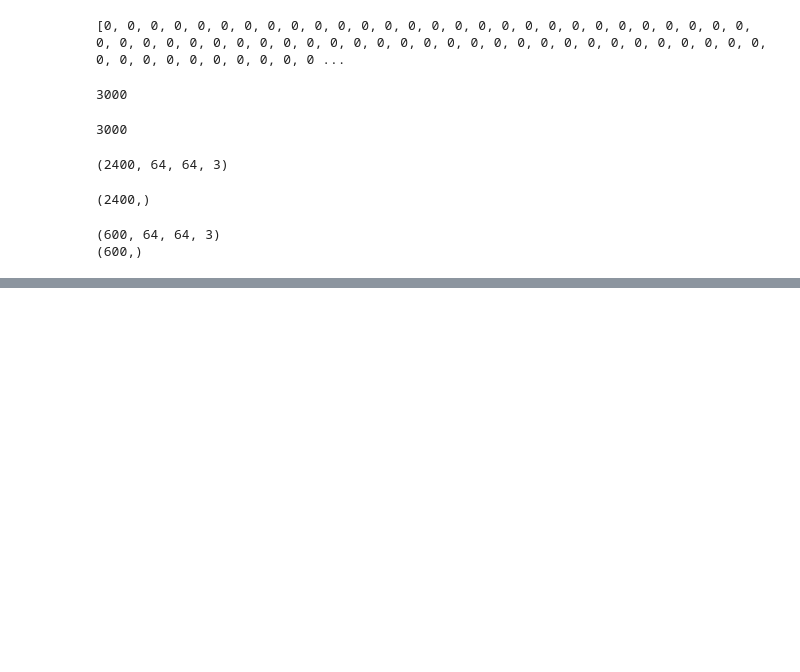
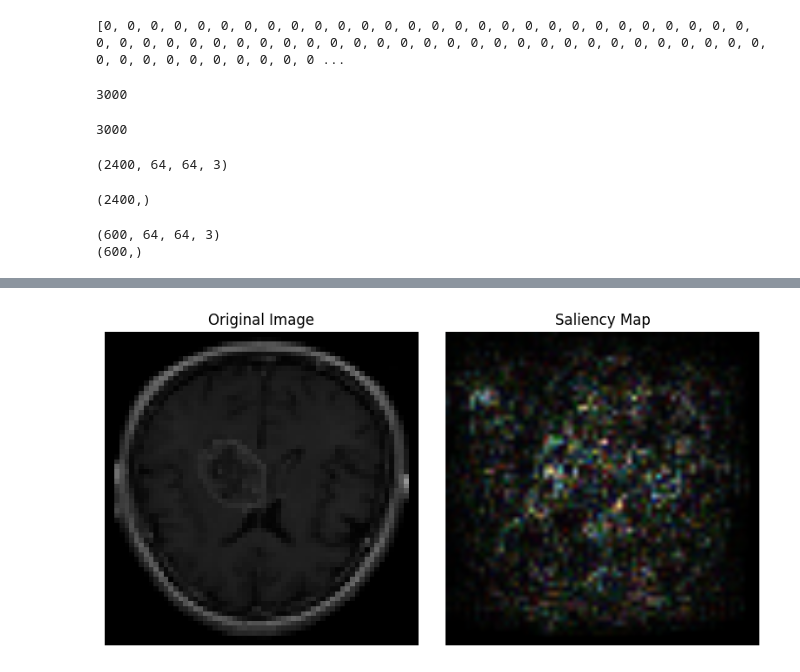
Before and after one commit to wangseann/fMRI-classifier, a Jupyter notebook: archive/main.ipynb, the cells around one changed output, grey strips where cells are left out. Drawn from its saved outputs; the diff is of its cells as text; code cells hidden in the pictures; blank space fills up the shorter version.

```diff
--- a/archive/main.ipynb
+++ b/archive/main.ipynb
@@ -196,0 +279,37 @@ model.save('BrainTumor10Epochs.keras')
+# %%
+def generate_saliency_map(model, input_image):
+    input_image = np.expand_dims(input_image, axis=0)
+    input_image = tf.convert_to_tensor(input_image, dtype=tf.float32)
+
+    with tf.GradientTape() as tape:
+        tape.watch(input_image)
+        predictions = model(input_image)
+        output = predictions[0][0] if predictions.shape[1] == 1 else tf.reduce_max(predictions, axis=1)[0]
+
+    grads = tape.gradient(output, input_image)
+    saliency_map = np.abs(grads.numpy())
+
+    # Properly normalize the saliency map
+    saliency_map = (saliency_map - np.min(saliency_map)) / (np.max(saliency_map) - np.min(saliency_map))
+
+    return saliency_map[0]
+# %%
+sample_image = x_test[500]
+saliency_map = generate_saliency_map(model, sample_image)
+
+plt.figure(figsize=(8, 4))
+
+plt.subplot(1, 2, 1)
+plt.title('Original Image')
+plt.imshow(sample_image)
+plt.axis('off')
+
+plt.subplot(1, 2, 2)
+plt.title('Saliency Map')
+plt.imshow(np.squeeze(saliency_map), cmap='hot', interpolation='bilinear')  # Use bilinear interpolation for visualization
+plt.axis('off')
+
+plt.tight_layout()
+plt.show()
+# %% [output]
+[figure, added]
```
Also changed, not shown: parts of 18 cells of this notebook, 3 other files.
